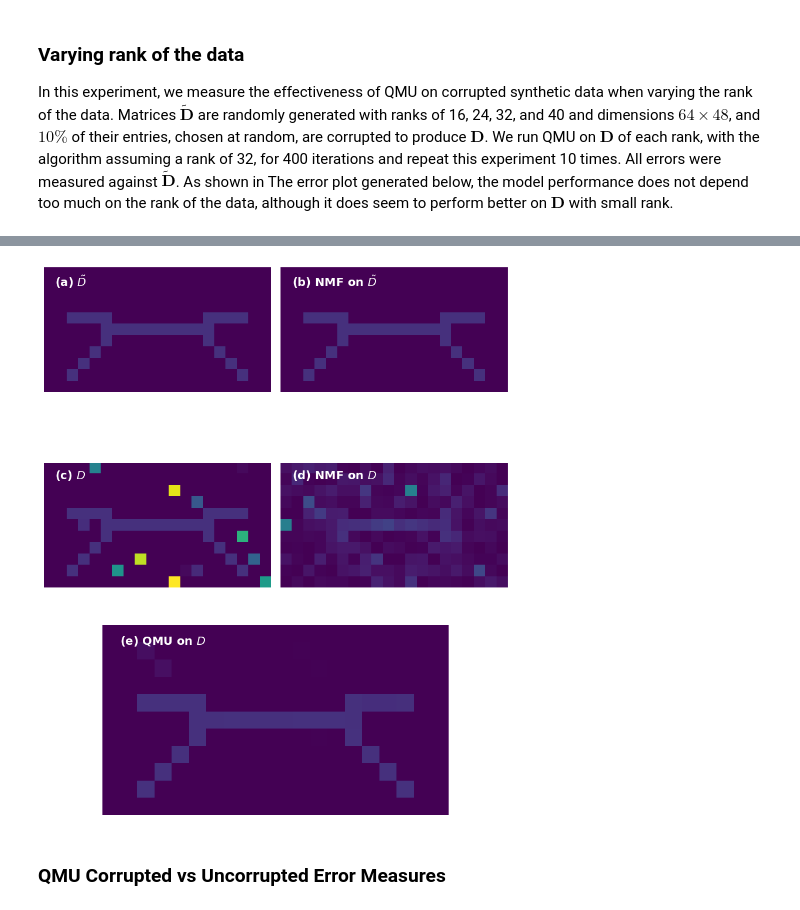
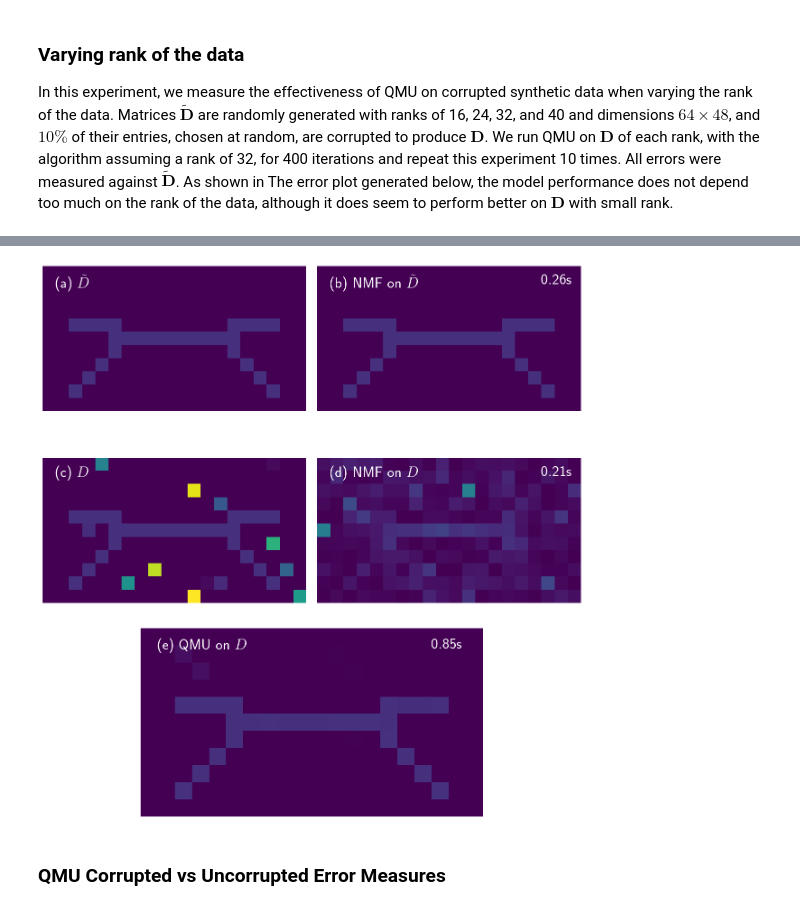
Before and after one commit to jamiehadd/Corruption-robust-NMF, a Jupyter notebook: SampTA/SampTAExperiments.ipynb, the cells around one changed output, grey strips where cells are left out. Drawn from its saved outputs; the diff is of its cells as text; code cells hidden in the pictures.

Commit message:
notebook *almost* done; ask about timing plots

```diff
--- a/SampTA/SampTAExperiments.ipynb
+++ b/SampTA/SampTAExperiments.ipynb
@@ -442,7 +429,7 @@ QMU on $\displaystyle D$ with $\displaystyle \beta = 0.25, q = 0.75$: average ru
 In this experiment, we measure the effectiveness of QMU on corrupted synthetic data when varying the model rank $r$. We once again generate uncorrupted data $\tilde{\mathbf{D}}\in \mathbb{R}^{120 \times 100}$ with rank $\hat{r} = 40$ and corrupted data $\mathbf{D}$ with corruption rate $\beta = 0.1$. We run QMU on $\mathbf{D}$ with model ranks $r \in \{10, 20, 40, 60\}$ and measure error against $\tilde{\mathbf{D}}$. As shown in the error plot generated below, model performance suffers if we underestimate the rank of the data, but overestimating the rank does not result in a significant difference in performance.
 # %%
 experiment = {}
-for r in [4, 8, 16, 32, 64]:
+for r in [10, 20, 40, 60]:
     experiment[rf"QMU on $\displaystyle D$ with $\displaystyle r = {r}$"] = {
         "alg_func": qmu,
         "alg_params": {"q": 0.9},
@@ -454,5 +441,5 @@ for r in [4, 8, 16, 32, 64]:
 # Run the experiments:
 run_experiments(num_runs=10, num_iterations=400,
                           experiment=experiment, data_gen_func=generate_synthetic_matrix,
-                          base_seed=42, output={"Error Plot"})
+                          base_seed=42, output="Error Plot")
 # %% [output]
@@ -468,7 +451,7 @@ In this experiment, we measure the effectiveness of QMU on corrupted synthetic d
 # %%
 experiment = {}
 for r in [4, 8, 16, 32, 64]:
-    experiment[rf"QMU on $\displaystyle D$ with $\displaystyle r = {r}$"] = {
+    experiment[rf"QMU on $\displaystyle D$ with $\displaystyle \hat{{r}} = {r}$"] = {
         "alg_func": qmu,
         "alg_params": {"q": 0.9},
         "data_input": ("D_tilde", "D"),
@@ -479,5 +462,5 @@ for r in [4, 8, 16, 32, 64]:
 # Run the experiments:
 run_experiments(num_runs=10, num_iterations=400,
                           experiment=experiment, data_gen_func=generate_synthetic_matrix,
-                          base_seed=42, output={"Error Plot"})
+                          base_seed=42, output="Error Plot")
 # %% [output]
@@ -531,9 +507,9 @@ import numpy as np
 # Load the dataset and compute matrices with NMF and QMU
 D, D_tilde = load_swimmer_dataset(beta=0.05, corruption_scale=5)
 
-W_nmf_uncorr, H_nmf_uncorr, _, _, _ = nmf(D_tilde, D_tilde, 400, 17, seed=42)
-W_nmf_corr, H_nmf_corr, _, _, _ = nmf(D_tilde, D, 400, 17, seed=42)
-W_qmu, H_qmu, _, _, _ = qmu(D_tilde, D, 400, 17, 0.95, seed=42)
+W_nmf_uncorr, H_nmf_uncorr, _, _, runtime_nmf_uncorr = nmf(D_tilde, D_tilde, 400, 17, seed=42)
+W_nmf_corr, H_nmf_corr, _, _, runtime_nmf_corr = nmf(D_tilde, D, 400, 17, seed=42)
+W_qmu, H_qmu, _, _, runtime_qmu = qmu(D_tilde, D, 400, 17, 0.95, seed=42)
 
 # Compute the five matrices of interest:
 mat_a = np.reshape(D_tilde[:, 17], (11, 20))
@@ -543,40 +519,49 @@ mat_d = np.reshape((W_nmf_corr @ H_nmf_corr)[:, 17], (11, 20))
 mat_e = np.reshape((W_qmu @ H_qmu)[:, 17], (11, 20))
 
 # Set up a figure with 3 rows and 2 columns:
-fig = plt.figure(constrained_layout=True, figsize=(8, 10))
+fig = plt.figure(constrained_layout=True, figsize=(12, 12.75))
 gs = gridspec.GridSpec(3, 2, figure=fig)
 
 # Create subplots:
 ax1 = fig.add_subplot(gs[0, 0])
 ax2 = fig.add_subplot(gs[0, 1])
 ax3 = fig.add_subplot(gs[1, 0])
 ax4 = fig.add_subplot(gs[1, 1])
 ax5 = fig.add_subplot(gs[2, :])  # Spans both columns
 
 # List of axes, corresponding matrices, and captions:
 axes = [ax1, ax2, ax3, ax4, ax5]
 matrices = [mat_a, mat_b, mat_c, mat_d, mat_e]
 captions = [r'(a) $\tilde{D}$', r'(b) NMF on $\tilde{D}$', r'(c) $D$', r'(d) NMF on $D$', r'(e) QMU on $D$']
+runtimes = ['', f"{runtime_nmf_uncorr:.2f}s", '', f"{runtime_nmf_corr:.2f}s", f"{runtime_qmu:.2f}s"]
 
 # Calculate the global minimum and maximum for a fixed color scale
 global_min = min(np.min(M) for M in matrices)
 global_max = max(np.max(M) for M in matrices)
 
 # Plot each matrix and add its caption:
-for ax, M, caption in zip(axes, matrices, captions):
+for ax, M, caption, runtime in zip(axes, matrices, captions, runtimes):
     ax.imshow(M, cmap='viridis', vmin=global_min, vmax=global_max)
     ax.axis('off')  # Remove x and y axes
     # Add a caption in the top-left corner of the axis
     ax.text(0.05, 0.95, caption,
             transform=ax.transAxes,
-            fontsize=14, fontweight='bold',
+            fontsize=24, fontweight='bold',
+            fontfamily='sans-serif',
+            color='white',
+            verticalalignment='top')
+
+
+    ax.text(0.85, 0.95, runtime,
+            transform=ax.transAxes,
+            fontsize=24, fontweight='bold',
             fontfamily='sans-serif',
             color='white',
             verticalalignment='top')
 
 plt.show()
 # %% [output]
-[figure, old version]
+[figure, new version]
 # %% [markdown]
 ### QMU Corrupted vs Uncorrupted Error Measures
 # %%
```
Also changed, not shown: parts of 27 cells of this notebook, 4 other files.
